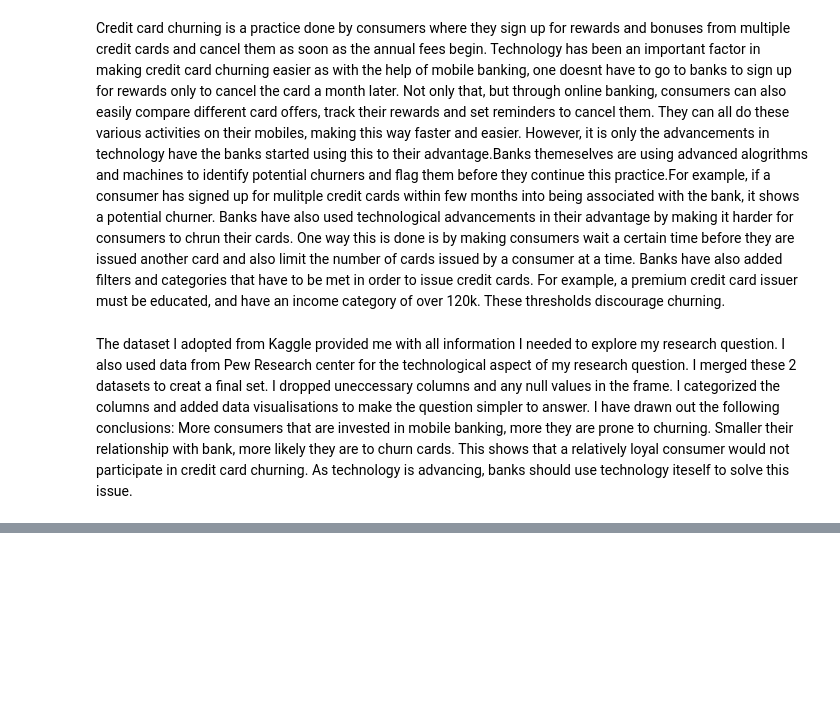
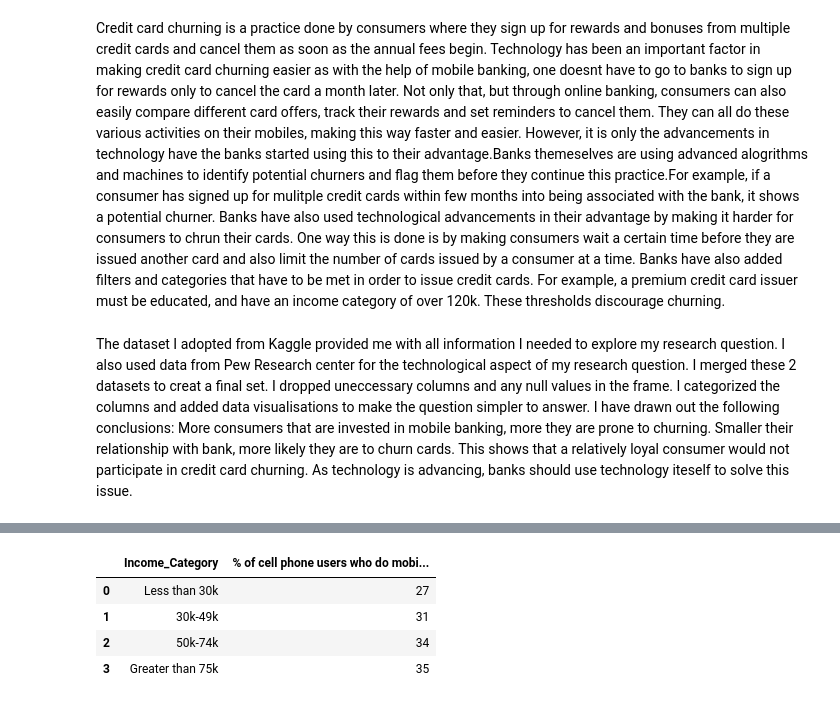
Before and after one commit to ubco-W2022T2-data301/project-group-group-20, a Jupyter notebook: analysis/analysis1.ipynb, the cells around one changed output, grey strips where cells are left out. Cells and saved outputs as stored; diff of their text form; code cells hidden in the pictures; blank space fills up the shorter version.

```diff
--- a/analysis/analysis1.ipynb
+++ b/analysis/analysis1.ipynb
@@ -374,0 +397,8 @@ As technology is advancing, banks should use technology iteself to solve this is
+# %%
+data
+# %% [output]
+|  | Income_Category | % of cell phone users who do mobi... |
+| 0 | Less than 30k | 27 |
+| 1 | 30k-49k | 31 |
+| 2 | 50k-74k | 34 |
+| 3 | Greater than 75k | 35 |
```
Also changed, not shown: parts of 6 cells of this notebook, 8 other files.
